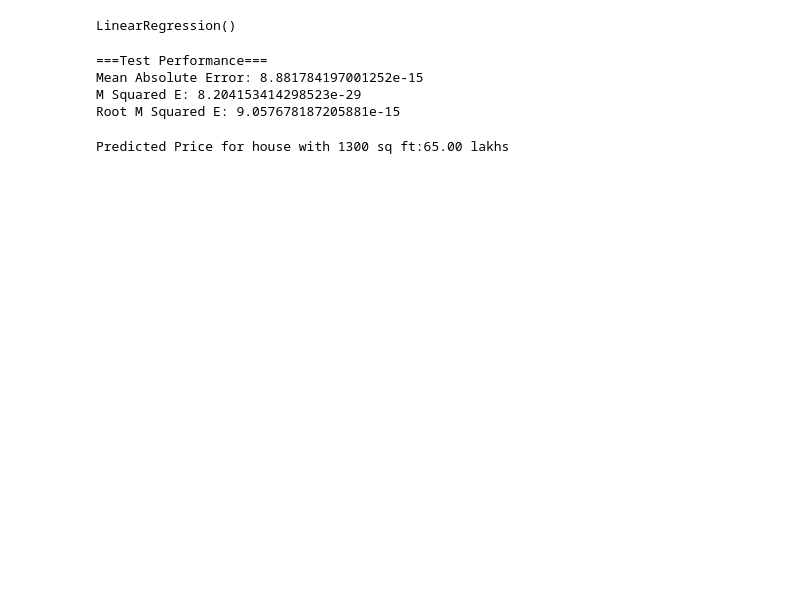
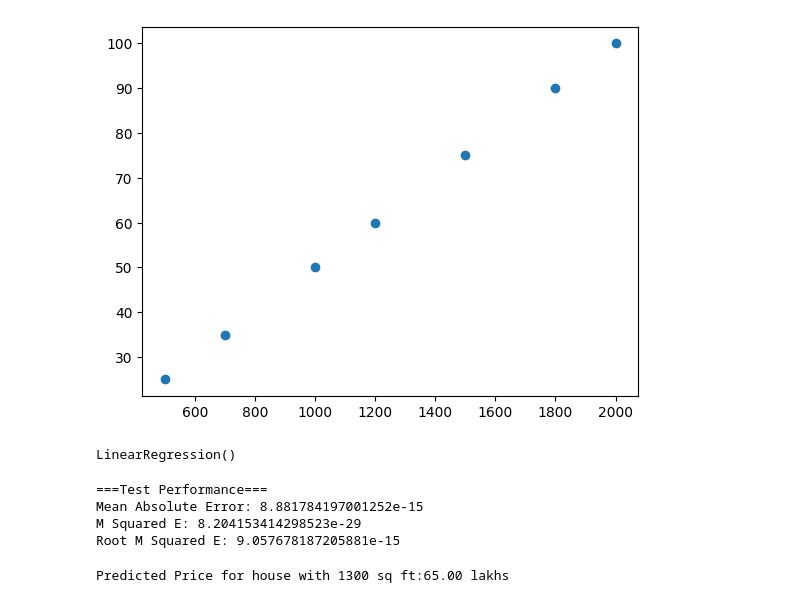
Before and after one commit to asimlamichhane111/housingPrice_analysis, a Jupyter notebook: Untitled3.ipynb, the cells around one changed output. Drawn from its saved outputs; the diff is of its cells as text; code cells hidden in the pictures; blank space fills up the shorter version.

```diff
--- a/Untitled3.ipynb
+++ b/Untitled3.ipynb
@@ -15,6 +16,12 @@ data={
 df=pd.DataFrame(data)
 X=df[["Area"]]
 y=df["Price"]
+# %%
+# df.plot.scatter(x="Area",y="Price")
+plt.scatter(X,y)
+plt.show()
+# %% [output]
+[figure, added]
 # %%
 X_train,X_test,y_train,y_test=train_test_split(X,y,test_size=0.2,random_state=42)
 
```
Also changed, not shown: parts of 10 cells of this notebook.
